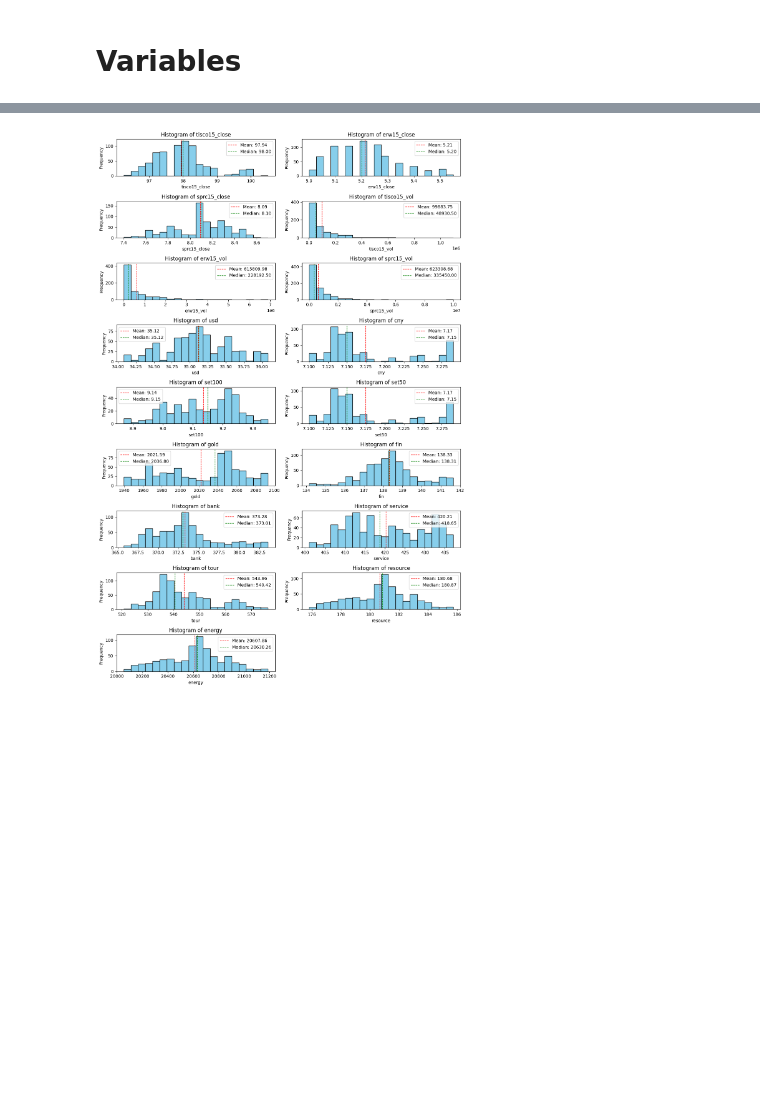
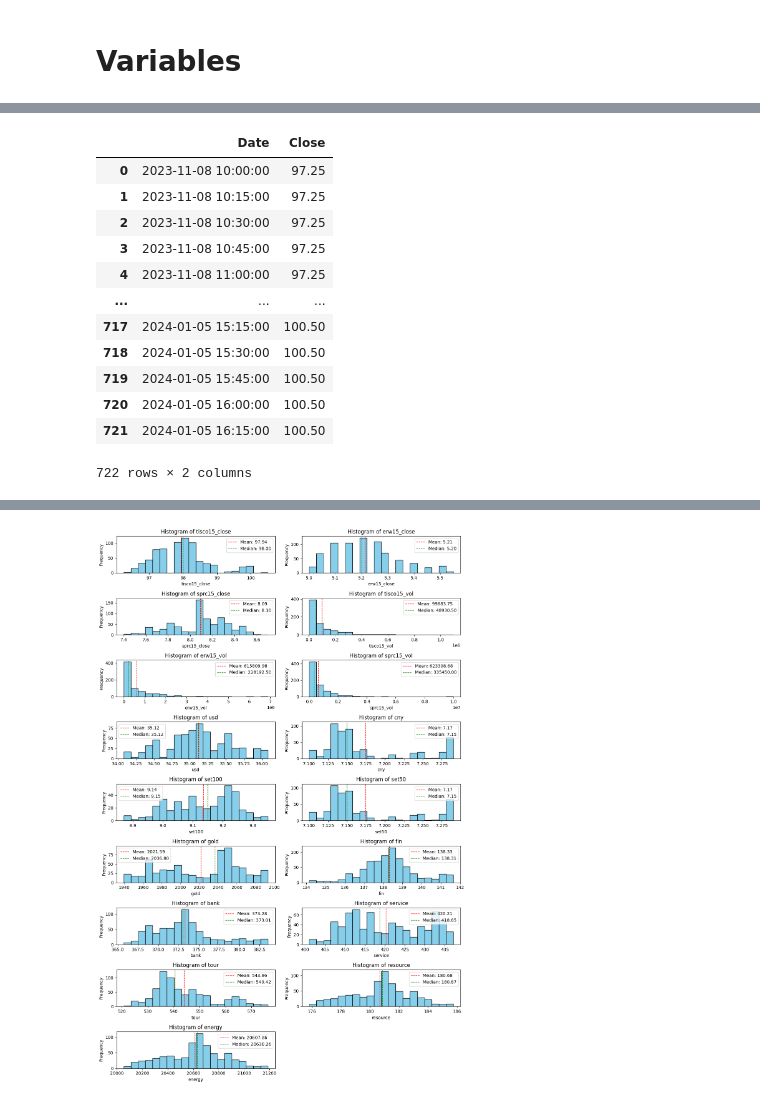
Before and after one commit to y-lims/DADS6003_Buy-Sell_Stock_Forecasting, a Jupyter notebook: medium_source.ipynb, the cells around one changed output, grey strips where cells are left out. Saved outputs shown, nothing was run; the diff lists cells and outputs as text; code cells hidden in the pictures; blank space fills up the shorter version.

```diff
--- a/medium_source.ipynb
+++ b/medium_source.ipynb
@@ -1088,3 +1094,19 @@ Crude_df.to_csv('data_CRUDE.csv', index=False)
+# %%
+TISCO_15m_df[['Date', 'Close']]
+# %% [output]
+|  | Date | Close |
+| 0 | 2023-11-08 10:00:00 | 97.25 |
+| 1 | 2023-11-08 10:15:00 | 97.25 |
+| 2 | 2023-11-08 10:30:00 | 97.25 |
+| 3 | 2023-11-08 10:45:00 | 97.25 |
+| 4 | 2023-11-08 11:00:00 | 97.25 |
+| ... | ... | ... |
+| 717 | 2024-01-05 15:15:00 | 100.50 |
+| 718 | 2024-01-05 15:30:00 | 100.50 |
+| 719 | 2024-01-05 15:45:00 | 100.50 |
+| 720 | 2024-01-05 16:00:00 | 100.50 |
+| 721 | 2024-01-05 16:15:00 | 100.50 |
+722 rows × 2 columns
 # %%
 # # Main Stock
 # tisco = data_frames_TISCO
```
Also changed, not shown: parts of 7 cells of this notebook, 1 other file.
